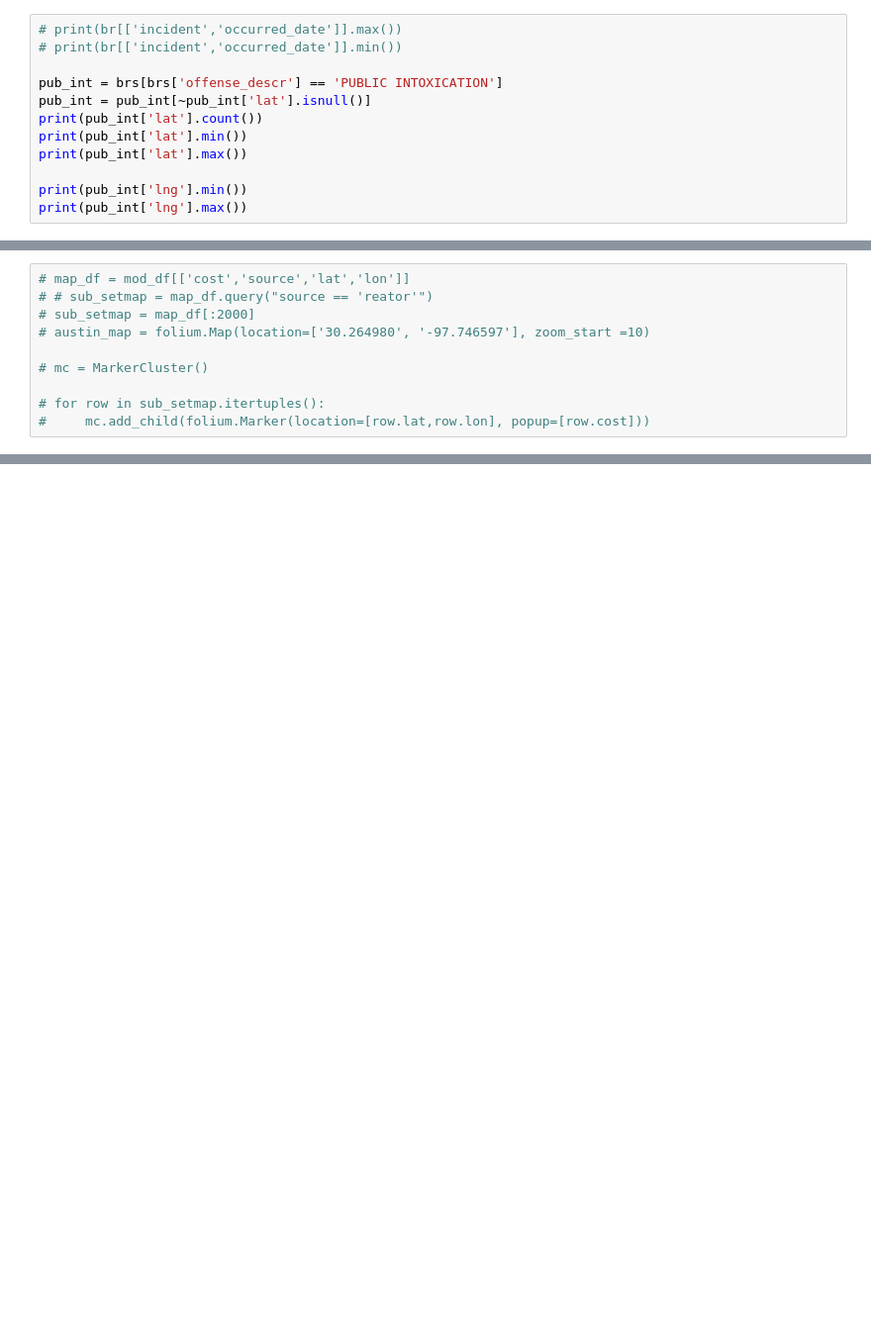
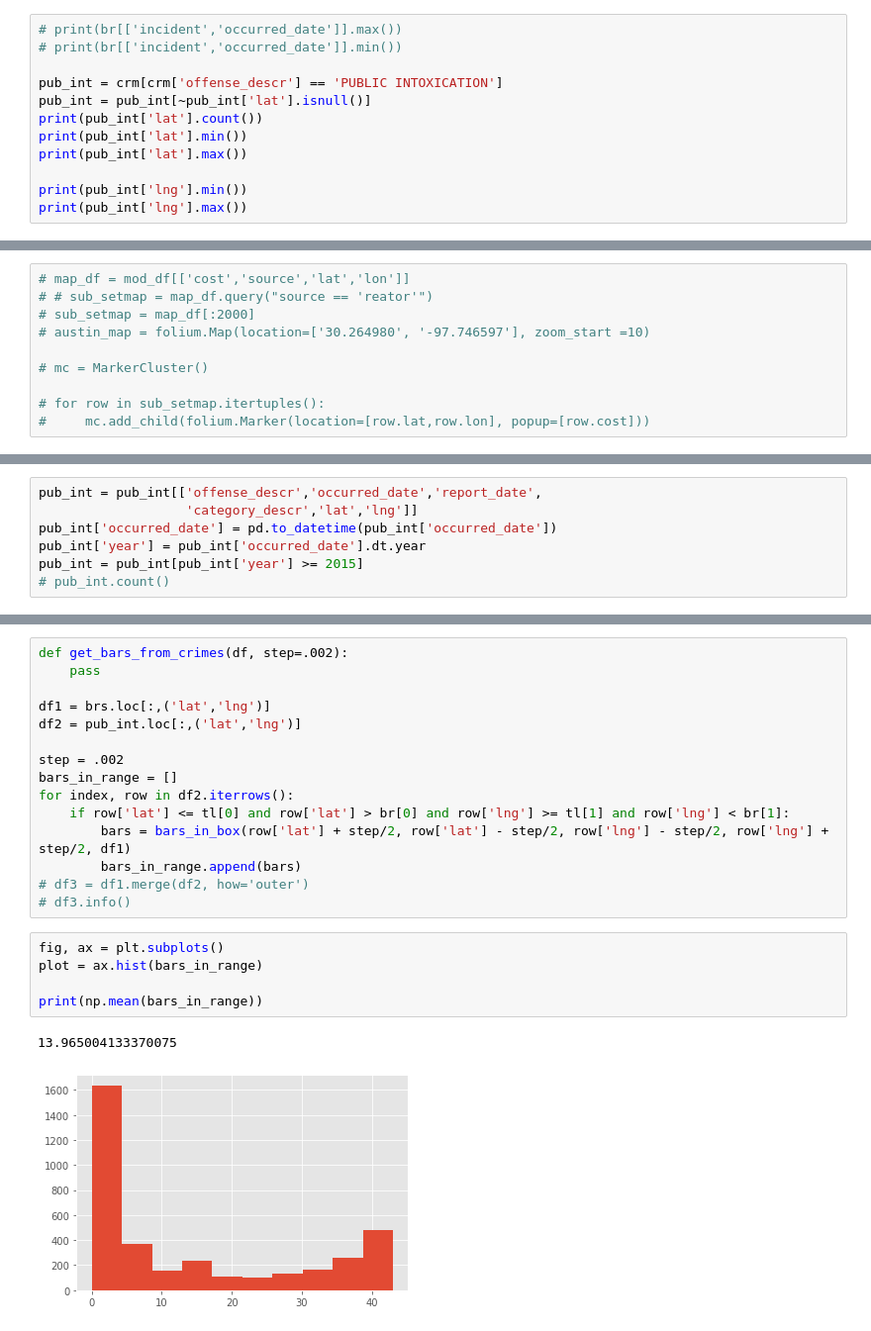
Before and after one commit to AustinPenner/Crime-ATX, a Jupyter notebook: data_exploration.ipynb, the cells around one changed output, grey strips where cells are left out. Shown: that part at 99% size. Saved outputs shown, nothing was run; the diff lists cells and outputs as text; blank space fills up the shorter version.

```diff
--- a/data_exploration.ipynb
+++ b/data_exploration.ipynb
@@ -79,7 +92,7 @@ plot = off_desc.iloc[:30].plot.bar(y='count', figsize=(7,7), legend=False)
 # print(br[['incident','occurred_date']].max())
 # print(br[['incident','occurred_date']].min())
 
-pub_int = brs[brs['offense_descr'] == 'PUBLIC INTOXICATION']
+pub_int = crm[crm['offense_descr'] == 'PUBLIC INTOXICATION']
 pub_int = pub_int[~pub_int['lat'].isnull()]
 print(pub_int['lat'].count())
 print(pub_int['lat'].min())
@@ -129,0 +194,7 @@ for
+# %%
+pub_int = pub_int[['offense_descr','occurred_date','report_date',
+                   'category_descr','lat','lng']]
+pub_int['occurred_date'] = pd.to_datetime(pub_int['occurred_date'])
+pub_int['year'] = pub_int['occurred_date'].dt.year
+pub_int = pub_int[pub_int['year'] >= 2015]
+# pub_int.count()
@@ -129,0 +210,23 @@ for
+# %%
+def get_bars_from_crimes(df, step=.002):
+    pass
+
+df1 = brs.loc[:,('lat','lng')]
+df2 = pub_int.loc[:,('lat','lng')]
+
+step = .002
+bars_in_range = []
+for index, row in df2.iterrows():
+    if row['lat'] <= tl[0] and row['lat'] > br[0] and row['lng'] >= tl[1] and row['lng'] < br[1]:
+        bars = bars_in_box(row['lat'] + step/2, row['lat'] - step/2, row['lng'] - step/2, row['lng'] + step/2, df1)
+        bars_in_range.append(bars)
+# df3 = df1.merge(df2, how='outer')
+# df3.info()
+# %%
+fig, ax = plt.subplots()
+plot = ax.hist(bars_in_range)
+
+print(np.mean(bars_in_range))
+# %% [output]
+13.965004133370075
+[figure, added]
```
Also changed, not shown: parts of 8 cells of this notebook, 2 other files.
